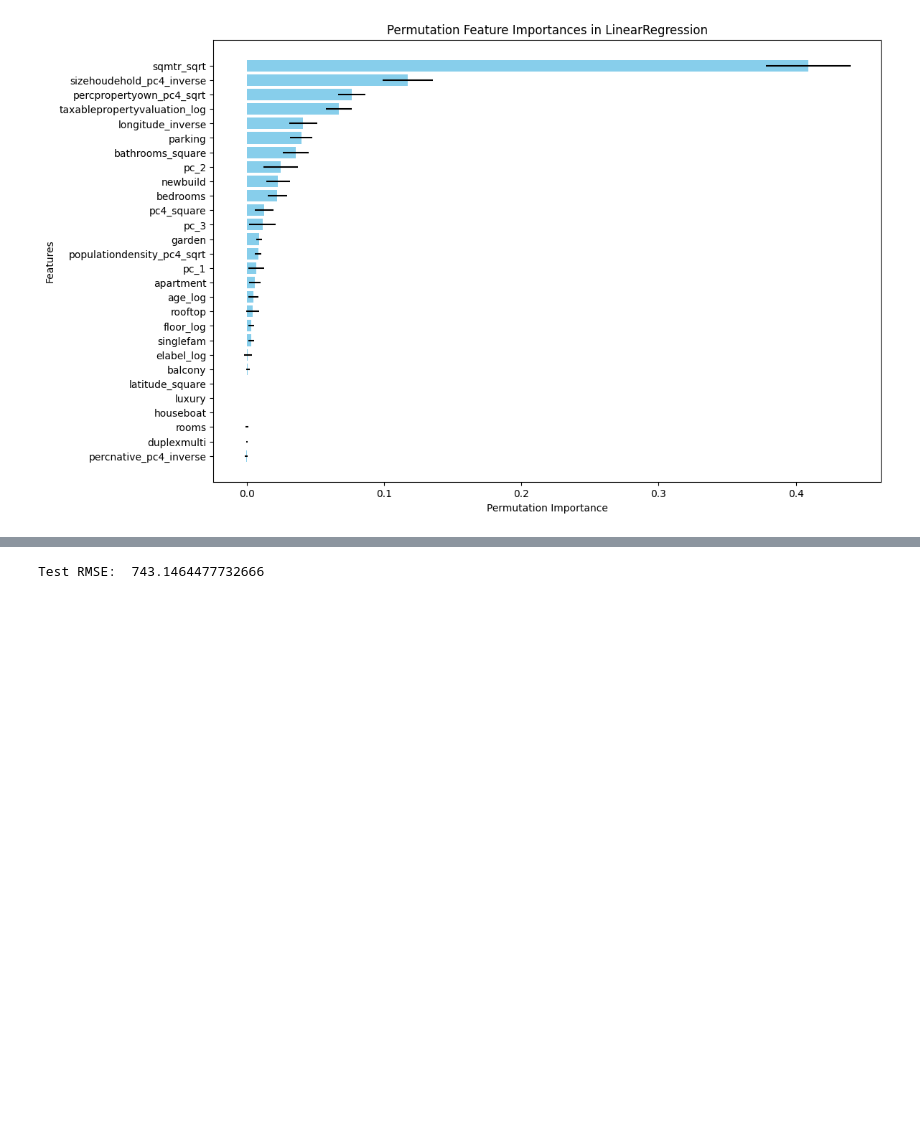
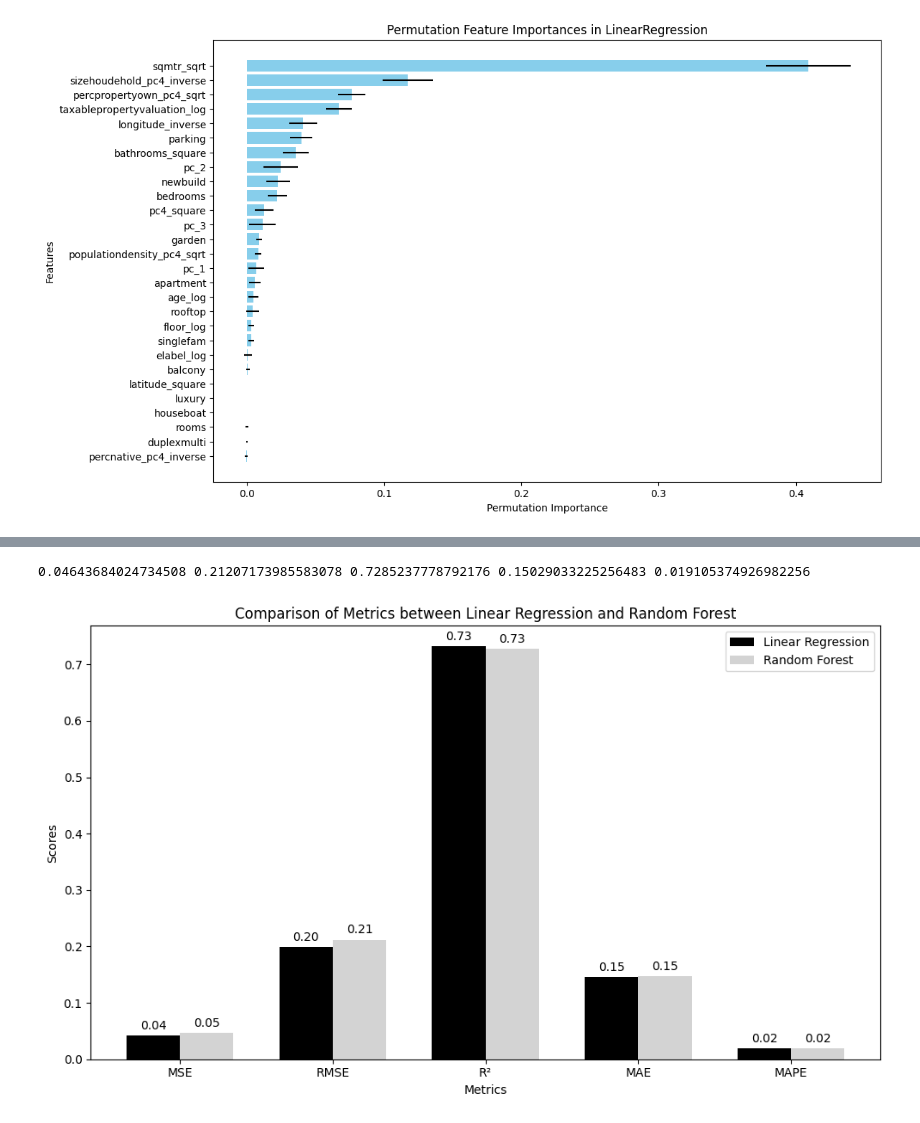
Before and after one commit to TheAphander/rentalprediction, a Jupyter notebook: pca.ipynb, the cells around one changed output, grey strips where cells are left out. Cells and saved outputs as stored; diff of their text form; code cells hidden in the pictures; blank space fills up the shorter version.

```diff
--- a/pca.ipynb
+++ b/pca.ipynb
@@ -509,5 +375,64 @@ NameError: name 'mean_squared_error' is not defined
-# %%
-from sklearn.metrics import root_mean_squared_error, mean_absolute_percentage_error, r2_score
-print("Test RMSE: ", root_mean_squared_error(y_test, y_pred))
-# %% [output]
-Test RMSE:  743.1464477732666
+# %%
+from sklearn.linear_model import LinearRegression
+
+regr = LinearRegression()
+regr.fit(X, y)
+y_predict_test = regr.predict(X_test)
+
+scoring = {'mse': make_scorer(mean_squared_error), 'r2': make_scorer(r2_score), 'rmse': make_scorer(root_mean_squared_error), 'mae': make_scorer(mean_absolute_error), 'mape': make_scorer(mean_absolute_percentage_error)}
+
+cv_results_lm = cross_validate(regr, X_test_final, y_test, cv=5, scoring=scoring, return_train_score=False)
+
+lm_mse = np.mean(cv_results_lm['test_mse'])
+lm_rmse = np.mean(cv_results_lm['test_rmse'])
+lm_r2 = np.mean(cv_results_lm['test_r2'])
+lm_mae = np.mean(cv_results_lm['test_mae'])
+lm_mape = np.mean(cv_results_lm['test_mape'])
+
+print(lm_mse,lm_rmse,lm_r2,lm_mae,lm_mape)
+# %% [output]
+0.04643684024734508 0.21207173985583078 0.7285237778792176 0.15029033225256483 0.019105374926982256
+# %%
+lm_metrics = [lm_mse, lm_rmse, lm_r2, lm_mae, lm_mape]
+rfr_metrics = [rfr_mse, rfr_rmse, rfr_r2, rfr_mae, rfr_mape]
+
+# Metric names
+metrics_names = ['MSE', 'RMSE', 'R²', 'MAE', 'MAPE']
+
+# Create a figure and axis
+fig, ax = plt.subplots(figsize=(10, 6))
+
+# Set the positions and width for the bars
+bar_width = 0.35
+index = np.arange(len(metrics_names))
+
+# Plot the bars
+bar1 = ax.bar(index, lm_metrics, bar_width, label='Linear Regression', color='black')
+bar2 = ax.bar(index + bar_width, rfr_metrics, bar_width, label='Random Forest', color='lightgray')
+
+# Set the labels and title
+ax.set_xlabel('Metrics')
+ax.set_ylabel('Scores')
+ax.set_title('Comparison of Metrics between Linear Regression and Random Forest')
+ax.set_xticks(index + bar_width / 2)
+ax.set_xticklabels(metrics_names)
+ax.legend()
+
+# Add value labels on the bars
+def add_value_labels(bars):
+    for bar in bars:
+        height = bar.get_height()
+        ax.annotate(f'{height:.2f}',
+                    xy=(bar.get_x() + bar.get_width() / 2, height),
+                    xytext=(0, 3),  # 3 points vertical offset
+                    textcoords="offset points",
+                    ha='center', va='bottom')
+
+add_value_labels(bar1)
+add_value_labels(bar2)
+
+# Show the plot
+plt.tight_layout()
+plt.show()
+# %% [output]
+[figure, added]
```
Also changed, not shown: parts of 10 cells of this notebook.
